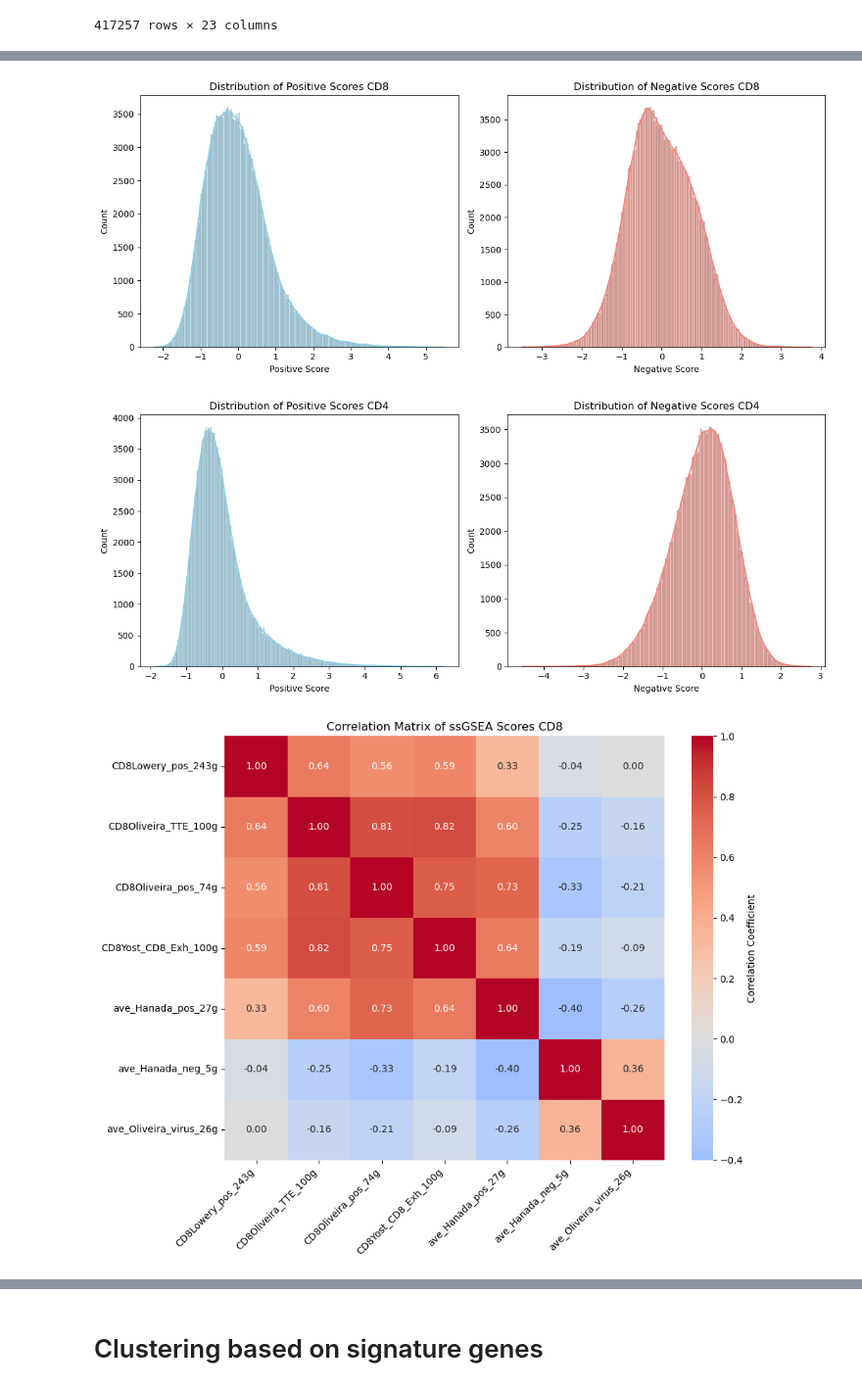
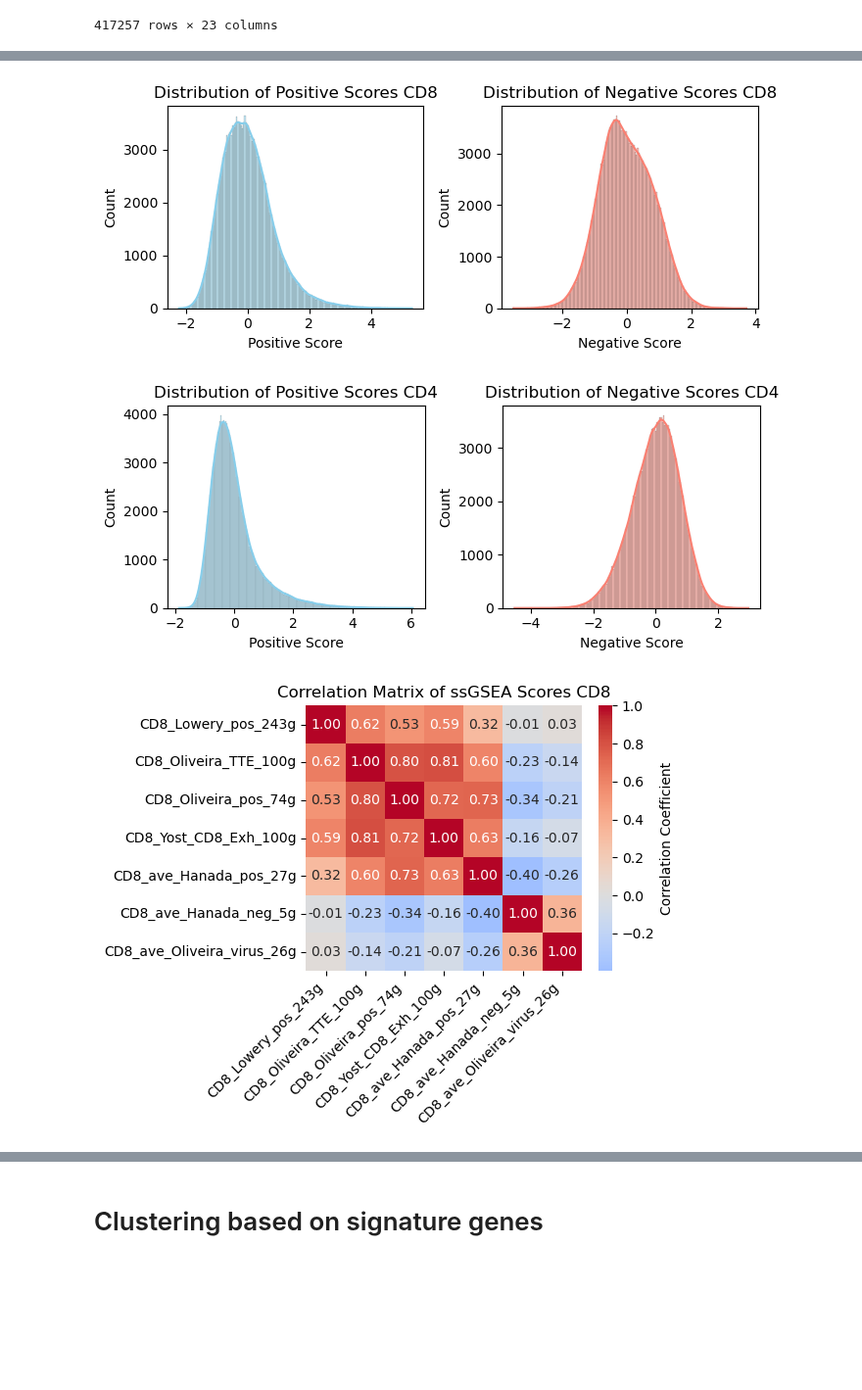
Before and after one commit to Sun-lab/CAT, a Jupyter notebook: Chen_2024/process_output.ipynb, the cells around one changed output, grey strips where cells are left out. Shown at 98% size. Cells and saved outputs as stored; diff of their text form; code cells hidden in the pictures; blank space fills up the shorter version.

```diff
--- a/Chen_2024/process_output.ipynb
+++ b/Chen_2024/process_output.ipynb
@@ -94,6 +109,6 @@ df_cd8
 # %%
-df_cd4 = df_cd4[df_cd4["CD_type_by_cluster"]==df_cd4["cell_type_true_label"]]
-df_cd8 = df_cd8[df_cd8["CD_type_by_cluster"]==df_cd8["cell_type_true_label"]]
+df_cd4 = df_cd4[df_cd4["cell_type_by_cluster"]==df_cd4["cell_type_true_label"]]
+df_cd8 = df_cd8[df_cd8["cell_type_by_cluster"]==df_cd8["cell_type_true_label"]]
 # %%
 %matplotlib inline
 import numpy as np
@@ -102,28 +117,26 @@ import seaborn as sns
 from scipy.stats import zscore
 
 pos_sigs_CD8 = [
-    "CD8Lowery_pos_243g",
-    "CD8Oliveira_TTE_100g",
-    "CD8Oliveira_pos_74g",
-    "CD8Yost_CD8_Exh_100g",
-    "ave_Hanada_pos_27g"
+    "CD8_Lowery_pos_243g",
+    "CD8_Oliveira_TTE_100g",
+    "CD8_Oliveira_pos_74g",
+    "CD8_Yost_CD8_Exh_100g",
+    "CD8_ave_Hanada_pos_27g"
 ]
 neg_sigs_CD8 = [
-    #"CD8Lowery_neg_99g",
-    "ave_Hanada_neg_5g",
-    "ave_Oliveira_virus_26g"
+    "CD8_ave_Hanada_neg_5g",
+    "CD8_ave_Oliveira_virus_26g"
 ]
 
 pos_sigs_CD4 = [
-    "Hanada_pos_9g",
-    "CD4Caushi_Tfh2_66g",
-    #"CD4Jansen_TermDiff_73g",
-    "CD4Lowery_pos_40g",
-    "CD4Oh_CXCL13_50g"
+    "CD4_ave_Hanada_pos_9g",
+    "CD4_Caushi_Tfh2_66g",
+    "CD4_Lowery_pos_40g",
+    "CD4_Oh_CXCL13_50g"
 ]
 neg_sigs_CD4 = [
-    "CD4Lowery_neg_37g",
-    "Hanada_neg_4g"
+    "CD4_Lowery_neg_37g",
+    "CD4_ave_Hanada_neg_4g"
 ]
 
 t_cells = {'CD4':[
@@ -156,16 +169,18 @@ t_cells = {'CD4':[
  'c27_CD8_MAIT_SLC4A10',
  'c28_CD8_IEL_CD160']
 }
+
 def classify_cells(df, cell_type, pos_sigs, neg_sigs):
-    sub = df[df["CD_type_by_cluster"] == cell_type].copy()
+    sub = df[df["cell_type_by_cluster"] == cell_type].copy()
     cols = pos_sigs + neg_sigs
 
     # z‐score the signatures _within_ this subset
-    sub[cols] = sub[cols].apply(zscore)
+    z_pos = sub[pos_sigs].apply(zscore)
+    z_neg = sub[neg_sigs].apply(zscore)
 
     # compute mean “pos” and “neg” scores
-    sub[f"pos_score_{cell_type}"] = sub[pos_sigs].mean(axis=1)
-    sub[f"neg_score_{cell_type}"] = sub[neg_sigs].mean(axis=1)
+    sub[f"pos_score_{cell_type}"] = z_pos.mean(axis=1)
+    sub[f"neg_score_{cell_type}"] = z_neg.mean(axis=1)
 
     # pick cutoffs (here: median)
     pos_cut = sub[f"pos_score_{cell_type}"].median()
@@ -220,5 +237,5 @@ df_combined
 # %%
-plt.figure(figsize=(12, 5))
+plt.figure(figsize=(7, 3))
 
 plt.subplot(1, 2, 1)
 sns.histplot(cd8_called['pos_score_CD8'], kde=True, color='skyblue')
@@ -233,9 +250,9 @@ plt.xlabel('Negative Score')
 plt.tight_layout()
 plt.show()
 # %% [output]
-[figure, old version]
+[figure, new version]
 # %%
-plt.figure(figsize=(12, 5))
+plt.figure(figsize=(7, 3))
 
 plt.subplot(1, 2, 1)
 sns.histplot(cd4_called['pos_score_CD4'], kde=True, color='skyblue')
@@ -250,26 +267,26 @@ plt.xlabel('Negative Score')
 plt.tight_layout()
 plt.show()
 # %% [output]
-[figure, old version]
+[figure, new version]
 # %%
 # Combine the lists to get all columns
 all_sigs_CD8 = pos_sigs_CD8 + neg_sigs_CD8
 
 # Calculate the correlation matrix for the specified columns in the original DataFrame
 corr_matrix = cd8_called[all_sigs_CD8].corr()
 
 # Create a heatmap of the correlation matrix
-plt.figure(figsize=(10, 8))
+plt.figure(figsize=(6, 4.8))
 heatmap = sns.heatmap(corr_matrix, annot=True, cmap="coolwarm", center=0, fmt=".2f",
                       cbar_kws={"label": "Correlation Coefficient"})
 
 plt.title("Correlation Matrix of ssGSEA Scores CD8")
 plt.xticks(rotation=45, ha="right")
 plt.yticks(rotation=0)
 plt.tight_layout()
 plt.show()
 # %% [output]
-[figure, old version]
+[figure, new version]
 # %%
 # Combine the lists to get all columns
 all_sigs_CD4 = pos_sigs_CD4 + neg_sigs_CD4
```
Also changed, not shown: parts of 37 cells of this notebook, 10 other files.
